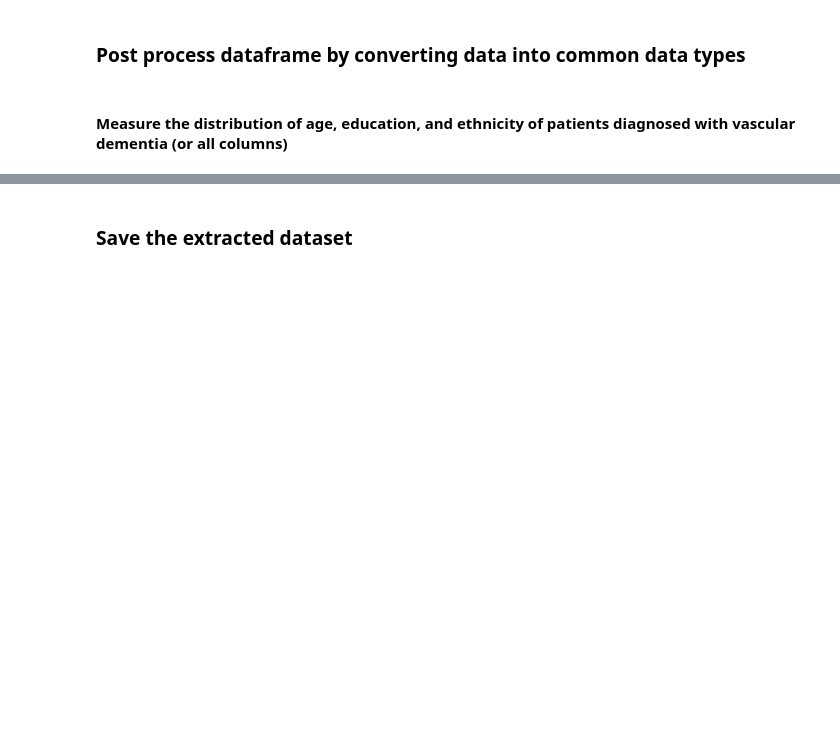
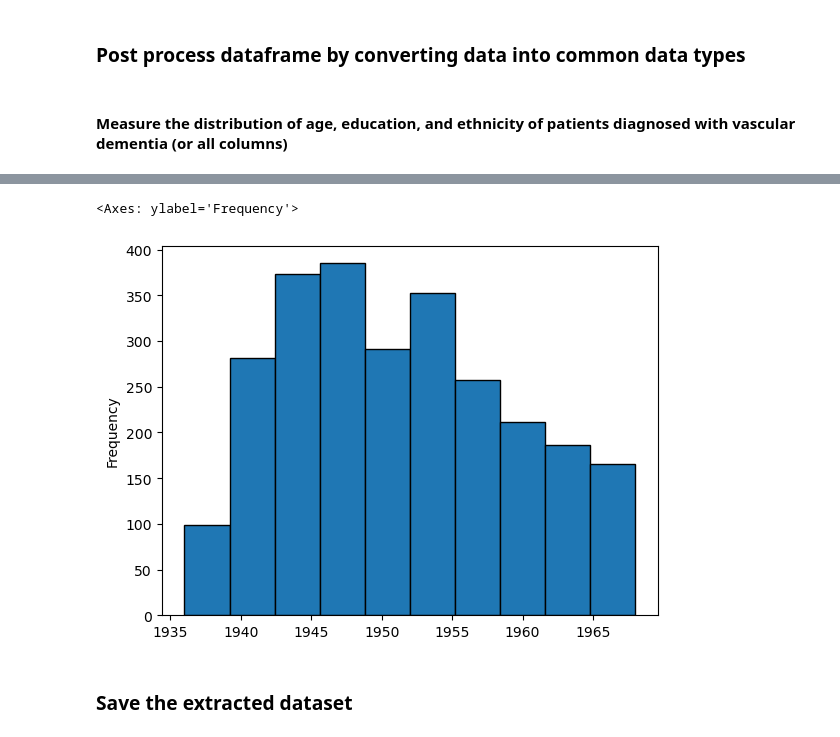
Before and after one commit to Miker2808/MTA-VascularDementiaPredictor, a Jupyter notebook: extract_dataset.ipynb, the cells around one changed output, grey strips where cells are left out. Saved outputs shown, nothing was run; the diff lists cells and outputs as text; code cells hidden in the pictures; blank space fills up the shorter version.

```diff
--- a/extract_dataset.ipynb
+++ b/extract_dataset.ipynb
@@ -149,0 +184,16 @@ df.describe()
+# %%
+def birth_year_condition(series):
+    return (series >= 1936) & (series <= 1968)
+
+count = 2500
+per_chunk = 200
+col_name = "Birth Year"
+
+sampled_df = sample_by_condition(UKBB_PATH, col_name, lambda x:(x >= 1936) & (x <= 1968), count, per_chunk)
+
+sampled_df.describe()
+
+sampled_df[col_name].plot(kind='hist', bins=10, edgecolor='black')
+# %% [output]
+<Axes: ylabel='Frequency'>
+[figure, added]
```
Also changed, not shown: parts of 13 cells of this notebook.
